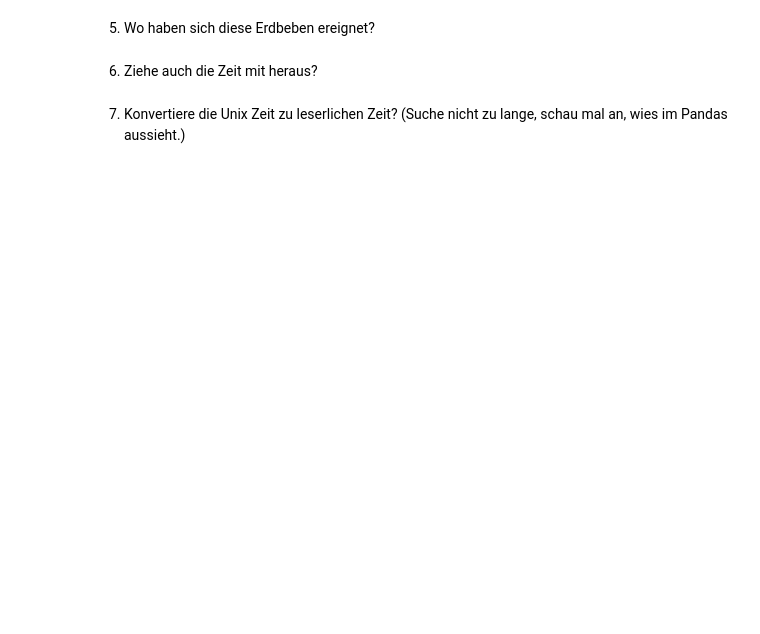
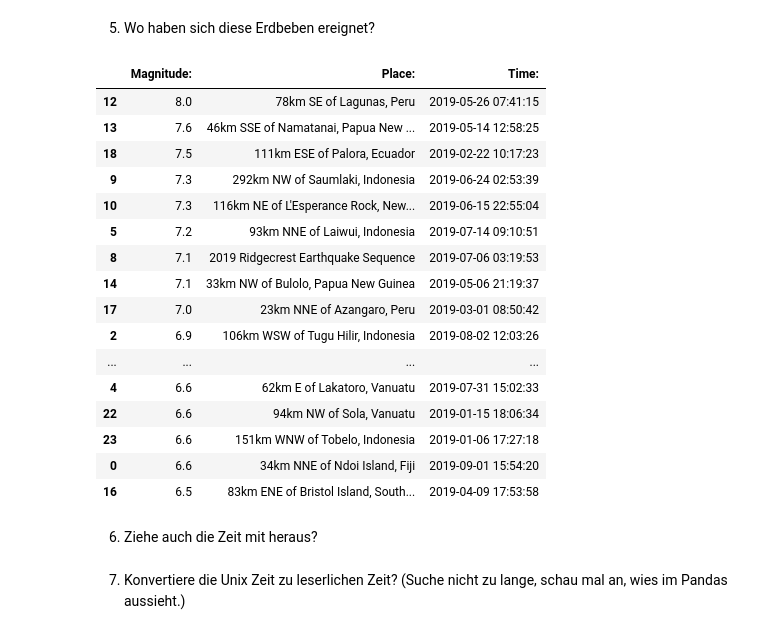
Before and after one commit to katrinnidzwetzki/cas-ddj, a Jupyter notebook: 06 APIs, Scraping I/Homework Requests 23.09.2019.ipynb, the cells around one changed output. Saved outputs shown, nothing was run; the diff lists cells and outputs as text; code cells hidden in the pictures; blank space fills up the shorter version.

```diff
--- a/06 APIs, Scraping I/Homework Requests 23.09.2019.ipynb
+++ b/06 APIs, Scraping I/Homework Requests 23.09.2019.ipynb
@@ -45,0 +280,21 @@ wert
+# %%
+#code joerg
+
+erdbeben_max = requests.get("https://earthquake.usgs.gov/fdsnws/event/1/query?format=geojson&starttime=2019-01-01&endtime=2019-09-24&minmagnitude=7")
+erdbeben_max = erdbeben_max.json()
+erdbeben_max = erdbeben_max["features"]
+for beben in erdbeben_max:
+    print(beben["properties"]["mag"])
+    print(beben["properties"]["place"])
+    #print(beben["properties"]["time"])
+
+top2019 = []
+for beben in erdbeben_max:
+    magnitude = beben["properties"]["mag"]
+    place = beben["properties"]["place"]
+    zeit = beben["properties"]["time"]
+    zeit = time.ctime(int(zeit))
+    mini_dict = {"Magnitude: ":magnitude, "Place: ":place, "Time: ":zeit}
+
+    top2019.append(mini_dict)
+pd.DataFrame(top2019).sort_values("Magnitude: ", ascending=False)
@@ -46,5 +329,41 @@ wert
 # %% [markdown]
 5. Wo haben sich diese Erdbeben ereignet?
+# %%
+#####loesung barney
+from datetime import datetime
+erdbeben_max = requests.get("https://earthquake.usgs.gov/fdsnws/event/1/query?format=geojson&starttime=2019-01-01&endtime=2019-09-24&minmagnitude=6.5")
+erdbeben_max = erdbeben_max.json()
+erdbeben_max = erdbeben_max["features"]
+top2019 = []
+for beben in erdbeben_max:
+    magnitude = beben["properties"]["mag"]
+    place = beben["properties"]["place"]
+
+    zeit = str(beben['properties']['time'])[:-3]   #unix time code mit millisekunden/letzte drei stellen abschneiden
+    zeit = datetime.utcfromtimestamp(int(zeit))
+    zeit = zeit.strftime('%Y-%m-%d %H:%M:%S')
+    mini_dict = {"Magnitude: ":magnitude, "Place: ":place, "Time: ":zeit}
+
+    top2019.append(mini_dict)
+pd.DataFrame(top2019).sort_values("Magnitude: ", ascending=False)
+# %% [output]
+|  | Magnitude: | Place: | Time: |
+| 12 | 8.0 | 78km SE of Lagunas, Peru | 2019-05-26 07:41:15 |
+| 13 | 7.6 | 46km SSE of Namatanai, Papua New ... | 2019-05-14 12:58:25 |
+| 18 | 7.5 | 111km ESE of Palora, Ecuador | 2019-02-22 10:17:23 |
+| 9 | 7.3 | 292km NW of Saumlaki, Indonesia | 2019-06-24 02:53:39 |
+| 10 | 7.3 | 116km NE of L'Esperance Rock, New... | 2019-06-15 22:55:04 |
+| 5 | 7.2 | 93km NNE of Laiwui, Indonesia | 2019-07-14 09:10:51 |
+| 8 | 7.1 | 2019 Ridgecrest Earthquake Sequence | 2019-07-06 03:19:53 |
+| 14 | 7.1 | 33km NW of Bulolo, Papua New Guinea | 2019-05-06 21:19:37 |
+| 17 | 7.0 | 23km NNE of Azangaro, Peru | 2019-03-01 08:50:42 |
+| 2 | 6.9 | 106km WSW of Tugu Hilir, Indonesia | 2019-08-02 12:03:26 |
+| ... | ... | ... | ... |
+| 4 | 6.6 | 62km E of Lakatoro, Vanuatu | 2019-07-31 15:02:33 |
+| 22 | 6.6 | 94km NW of Sola, Vanuatu | 2019-01-15 18:06:34 |
+| 23 | 6.6 | 151km WNW of Tobelo, Indonesia | 2019-01-06 17:27:18 |
+| 0 | 6.6 | 34km NNE of Ndoi Island, Fiji | 2019-09-01 15:54:20 |
+| 16 | 6.5 | 83km ENE of Bristol Island, South... | 2019-04-09 17:53:58 |
 # %% [markdown]
 6. Ziehe auch die Zeit mit heraus?
 # %% [markdown]
```
Also changed, not shown: parts of 38 cells of this notebook, 3 other files.
